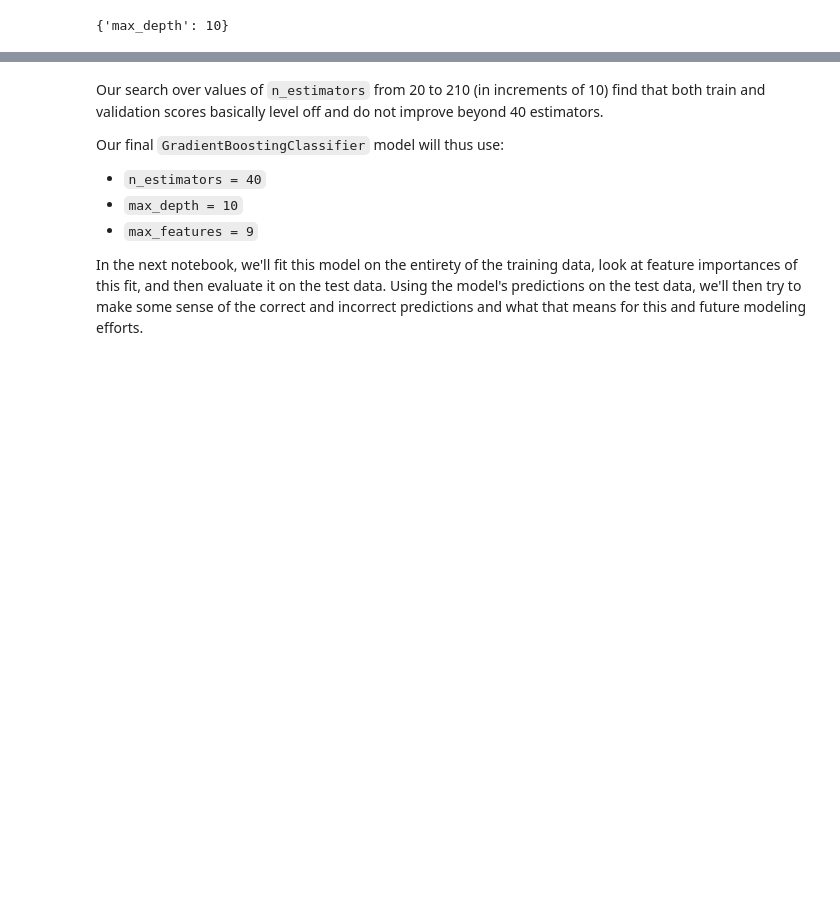
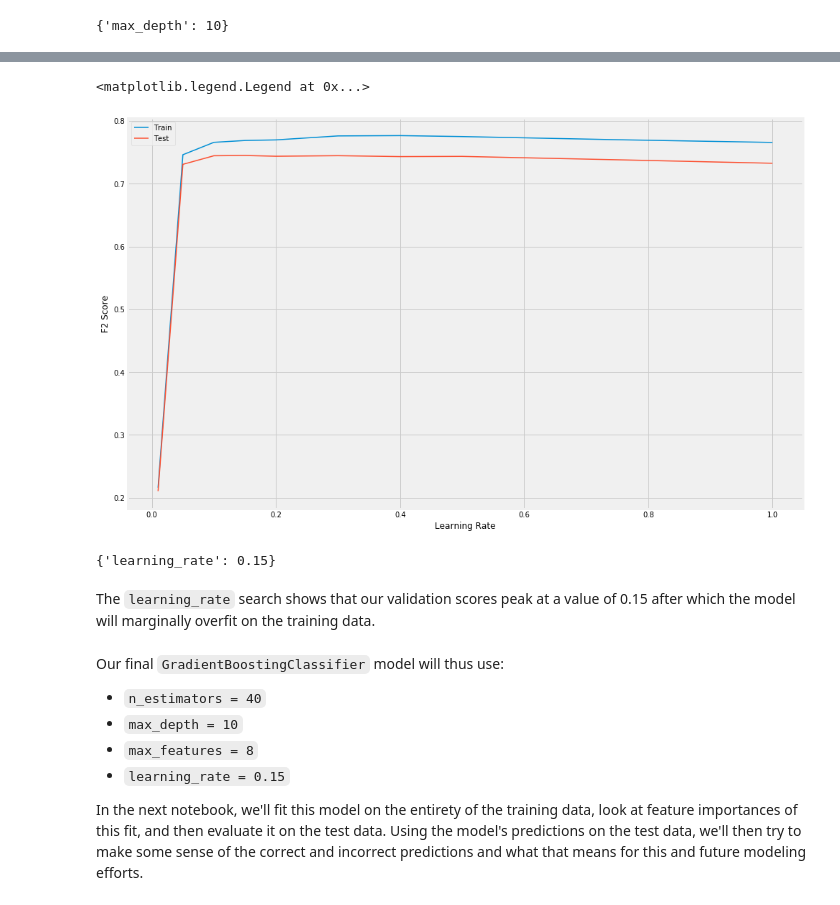
Before and after one commit to douglaswlee/Statcast-Prediction, a Jupyter notebook: 04_EDA_Modeling.ipynb, the cells around one changed output, grey strips where cells are left out. Cells and saved outputs as stored; diff of their text form; code cells hidden in the pictures; blank space fills up the shorter version.

```diff
--- a/04_EDA_Modeling.ipynb
+++ b/04_EDA_Modeling.ipynb
@@ -441,0 +450,8 @@ plt.legend()
+# %%
+gb_learn = GradientBoostingClassifier(max_depth=10, max_features=8, n_estimators=40, random_state=42, n_iter_no_change=5, tol=.01)
+learn_grid = {
+    'learning_rate': [.01, .05, .1, .15, .2, .3, .4, .5, .75, 1]
+}
+learn_search = GridSearchCV(estimator = gb_learn, param_grid = learn_grid, scoring=ftwo_scorer, cv = skf, verbose = 2, return_train_score=True)
+# %%
+learn_search.fit(X_train, y_train)
@@ -442,10 +492,28 @@ plt.legend()
+# %%
+learn_train = learn_search.cv_results_['mean_train_score']
+learn_test = learn_search.cv_results_['mean_test_score']
+# %%
+plt.figure(figsize=(15, 10))
+plt.plot([.01, .05, .1, .15, .2, .3, .4, .5, .75, 1], learn_train, lw=1.5, label='Train')
+plt.plot([.01, .05, .1, .15, .2, .3, .4, .5, .75, 1], learn_test, lw=1.5, label='Test')
+plt.xlabel('Learning Rate')
+plt.ylabel('F2 Score')
+plt.legend()
+# %% [output]
+<matplotlib.legend.Legend at 0x...>
+[figure, added]
+# %%
+learn_search.best_params_
+# %% [output]
+{'learning_rate': 0.15}
+# %% [markdown]
+The `learning_rate` search shows that our validation scores peak at a value of 0.15 after which the model will marginally overfit on the training data.
 # %% [markdown]
-Our search over values of `n_estimators` from 20 to 210 (in increments of 10) find that both train and validation scores basically level off and do not improve beyond 40 estimators.
-
 Our final `GradientBoostingClassifier` model will thus use:
 
 * `n_estimators = 40`
 * `max_depth = 10`
-* `max_features = 9`
+* `max_features = 8`
+* `learning_rate = 0.15`
 
 In the next notebook, we'll fit this model on the entirety of the training data, look at feature importances of this fit, and then evaluate it on the test data. Using the model's predictions on the test data, we'll then try to make some sense of the correct and incorrect predictions and what that means for this and future modeling efforts.
```
Also changed, not shown: parts of 22 cells of this notebook, 2 other files.
